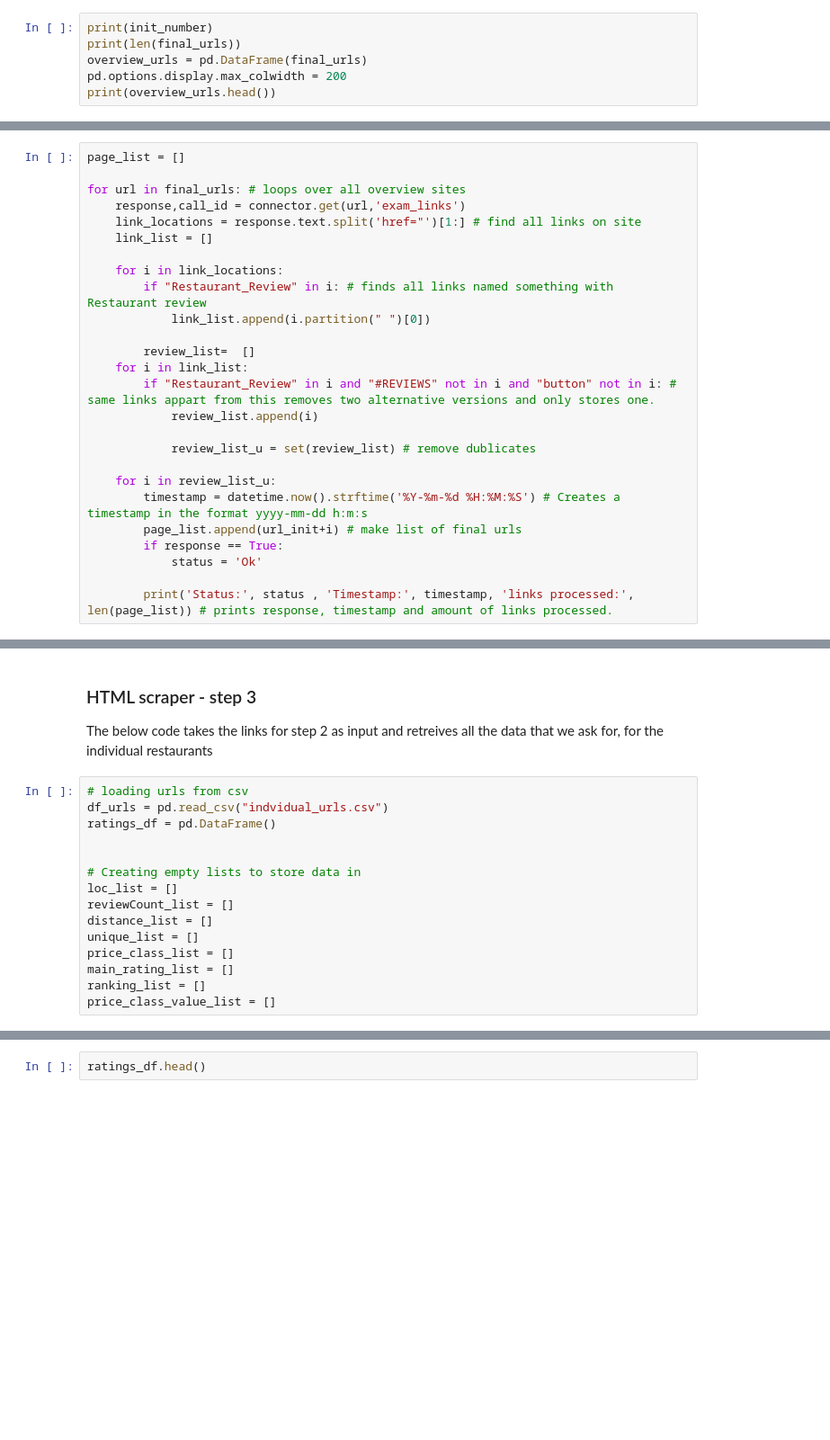
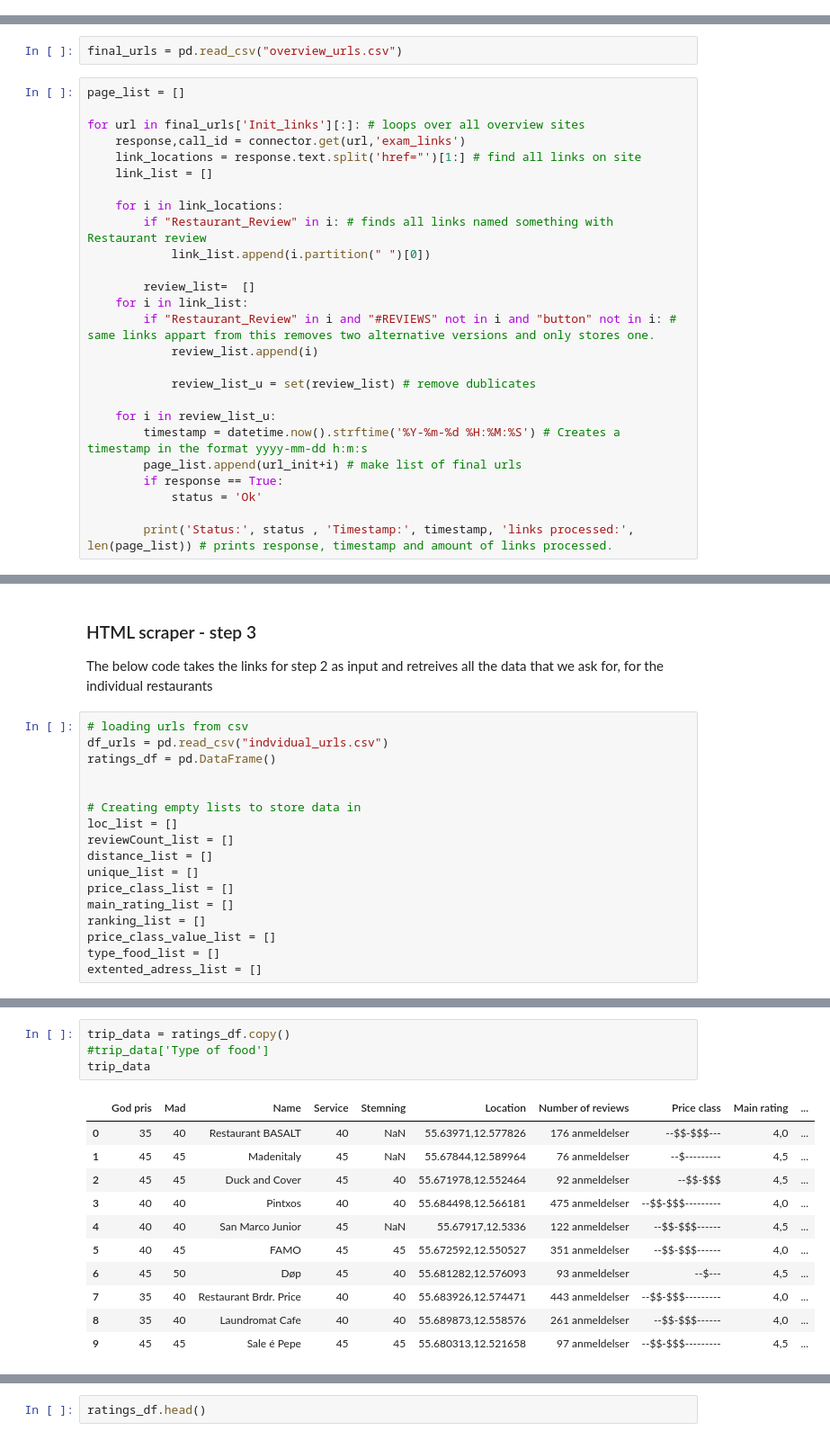
Before and after one commit to EMCK3N/SDS2019-grp20, a Jupyter notebook: TripAdvisor_scraper.ipynb, the cells around one changed output, grey strips where cells are left out. Shown at 90% size. Drawn from its saved outputs; the diff is of its cells as text; blank space fills up the shorter version.

```diff
--- a/TripAdvisor_scraper.ipynb
+++ b/TripAdvisor_scraper.ipynb
@@ -174,6 +187,0 @@ KeyboardInterrupt:
-# %%
-print(init_number)
-print(len(final_urls))
-overview_urls = pd.DataFrame(final_urls)
-pd.options.display.max_colwidth = 200
-print(overview_urls.head())
@@ -185,8 +197,10 @@ overview_urls.to_csv('overview_urls.csv', index = None, header = True) # writes
 The code below takes the links generated in step 1 as input, and gives us the individual links to all the restaurants in the Copenhagen area.
+# %%
+final_urls = pd.read_csv("overview_urls.csv")
 # %%
 page_list = []
 
-for url in final_urls: # loops over all overview sites
+for url in final_urls['Init_links'][:]: # loops over all overview sites
     response,call_id = connector.get(url,'exam_links')
     link_locations = response.text.split('href="')[1:] # find all links on site
     link_list = []
@@ -233,5 +283,7 @@ price_class_list = []
 main_rating_list = []
 ranking_list = []
 price_class_value_list = []
+type_food_list = []
+extented_adress_list = []
 # %%
 #giant for loop
@@ -368 +427,17 @@ trip_data_2.head()
+# %%
+trip_data = ratings_df.copy()
+#trip_data['Type of food']
+trip_data
+# %% [output]
+|  | God pris | Mad | Name | Service | Stemning | Location | Number of reviews | Price class | Main rating | ... |
+| 0 | 35 | 40 | Restaurant BASALT | 40 | NaN | 55.63971,12.577826 | 176 anmeldelser | --$$-$$$--- | 4,0 | ... |
+| 1 | 45 | 45 | Madenitaly | 45 | NaN | 55.67844,12.589964 | 76 anmeldelser | --$--------- | 4,5 | ... |
+| 2 | 45 | 45 | Duck and Cover | 45 | 40 | 55.671978,12.552464 | 92 anmeldelser | --$$-$$$ | 4,5 | ... |
+| 3 | 40 | 40 | Pintxos | 40 | 40 | 55.684498,12.566181 | 475 anmeldelser | --$$-$$$--------- | 4,0 | ... |
+| 4 | 40 | 40 | San Marco Junior | 45 | NaN | 55.67917,12.5336 | 122 anmeldelser | --$$-$$$------ | 4,5 | ... |
+| 5 | 40 | 45 | FAMO | 45 | 45 | 55.672592,12.550527 | 351 anmeldelser | --$$-$$$------ | 4,0 | ... |
+| 6 | 45 | 50 | Døp | 45 | 40 | 55.681282,12.576093 | 93 anmeldelser | --$--- | 4,5 | ... |
+| 7 | 35 | 40 | Restaurant Brdr. Price | 40 | 40 | 55.683926,12.574471 | 443 anmeldelser | --$$-$$$--------- | 4,0 | ... |
+| 8 | 35 | 40 | Laundromat Cafe | 40 | 40 | 55.689873,12.558576 | 261 anmeldelser | --$$-$$$------ | 4,0 | ... |
+| 9 | 45 | 45 | Sale é Pepe | 45 | 45 | 55.680313,12.521658 | 97 anmeldelser | --$$-$$$--------- | 4,5 | ... |
 # %%
```
Also changed, not shown: parts of 14 cells of this notebook.
